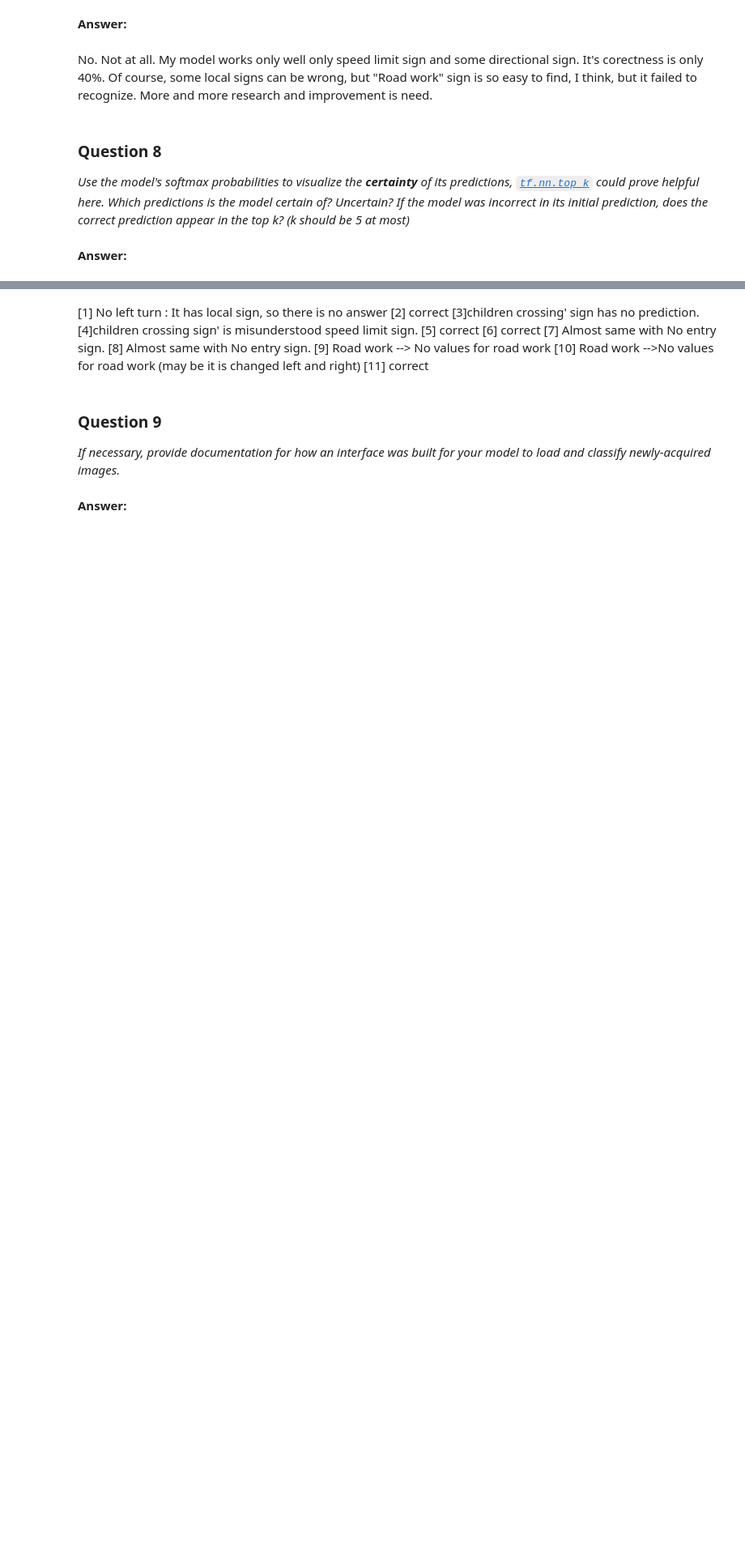
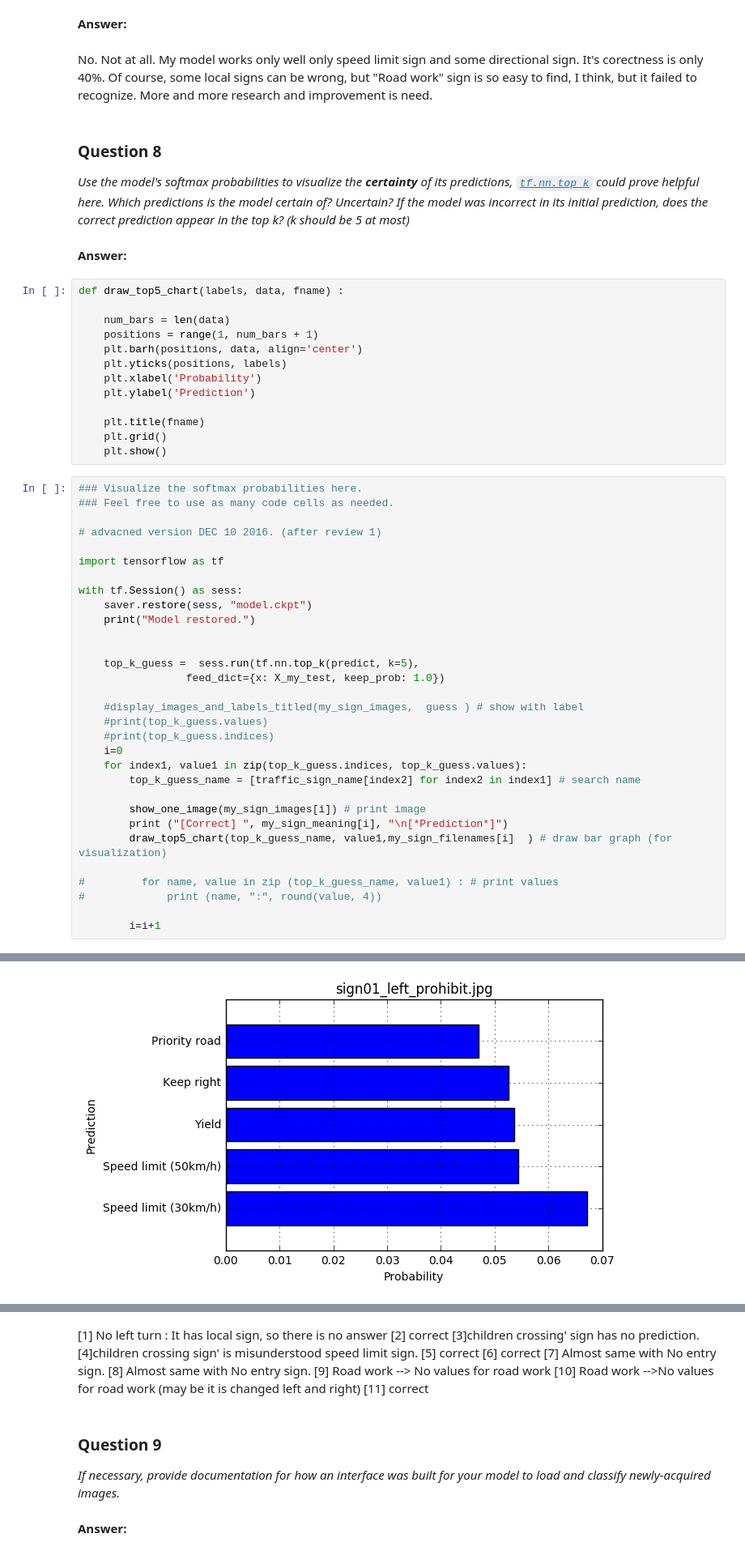
Before and after one commit to ihangulo/SelfDrivingCarND, a Jupyter notebook: Project2/Traffic Sign Classifier/Traffic_Signs_Recognition.ipynb, the cells around one changed output, grey strips where cells are left out. Shown at 81% size. Drawn from its saved outputs; the diff is of its cells as text; blank space fills up the shorter version.

```diff
--- a/Project2/Traffic Sign Classifier/Traffic_Signs_Recognition.ipynb
+++ b/Project2/Traffic Sign Classifier/Traffic_Signs_Recognition.ipynb
@@ -762,3 +780,48 @@ It's corectness is only 40%. Of course, some local signs can be wrong, but "Road
 *Use the model's softmax probabilities to visualize the **certainty** of its predictions, [`tf.nn.top_k`](https://www.tensorflow.org/versions/r0.11/api_docs/python/nn.html#top_k) could prove helpful here. Which predictions is the model certain of? Uncertain? If the model was incorrect in its initial prediction, does the correct prediction appear in the top k? (k should be 5 at most)*
 # %% [markdown]
 **Answer:**
+# %%
+def draw_top5_chart(labels, data, fname) :
+
+    num_bars = len(data)
+    positions = range(1, num_bars + 1)
+    plt.barh(positions, data, align='center')
+    plt.yticks(positions, labels)
+    plt.xlabel('Probability')
+    plt.ylabel('Prediction')
+
+    plt.title(fname)
+    plt.grid()
+    plt.show()
+# %%
+### Visualize the softmax probabilities here.
+### Feel free to use as many code cells as needed.
+
+# advacned version DEC 10 2016. (after review 1)
+
+import tensorflow as tf
+
+with tf.Session() as sess:
+    saver.restore(sess, "model.ckpt")
+    print("Model restored.")
+
+
+    top_k_guess =  sess.run(tf.nn.top_k(predict, k=5),
+                 feed_dict={x: X_my_test, keep_prob: 1.0})
+
+    #display_images_and_labels_titled(my_sign_images,  guess ) # show with label
+    #print(top_k_guess.values)
+    #print(top_k_guess.indices)
+    i=0
+    for index1, value1 in zip(top_k_guess.indices, top_k_guess.values):
+        top_k_guess_name = [traffic_sign_name[index2] for index2 in index1] # search name
+
+        show_one_image(my_sign_images[i]) # print image
+        print ("[Correct] ", my_sign_meaning[i], "\n[*Prediction*]")
+        draw_top5_chart(top_k_guess_name, value1,my_sign_filenames[i]  ) # draw bar graph (for visualization)
+
+#         for name, value in zip (top_k_guess_name, value1) : # print values
+#             print (name, ":", round(value, 4))
+
+        i=i+1
+# %% [output]
@@ -764,0 +832 @@ It's corectness is only 40%. Of course, some local signs can be wrong, but "Road
+[figure, added]
```
Also changed, not shown: parts of 12 cells of this notebook, 1 other file.
